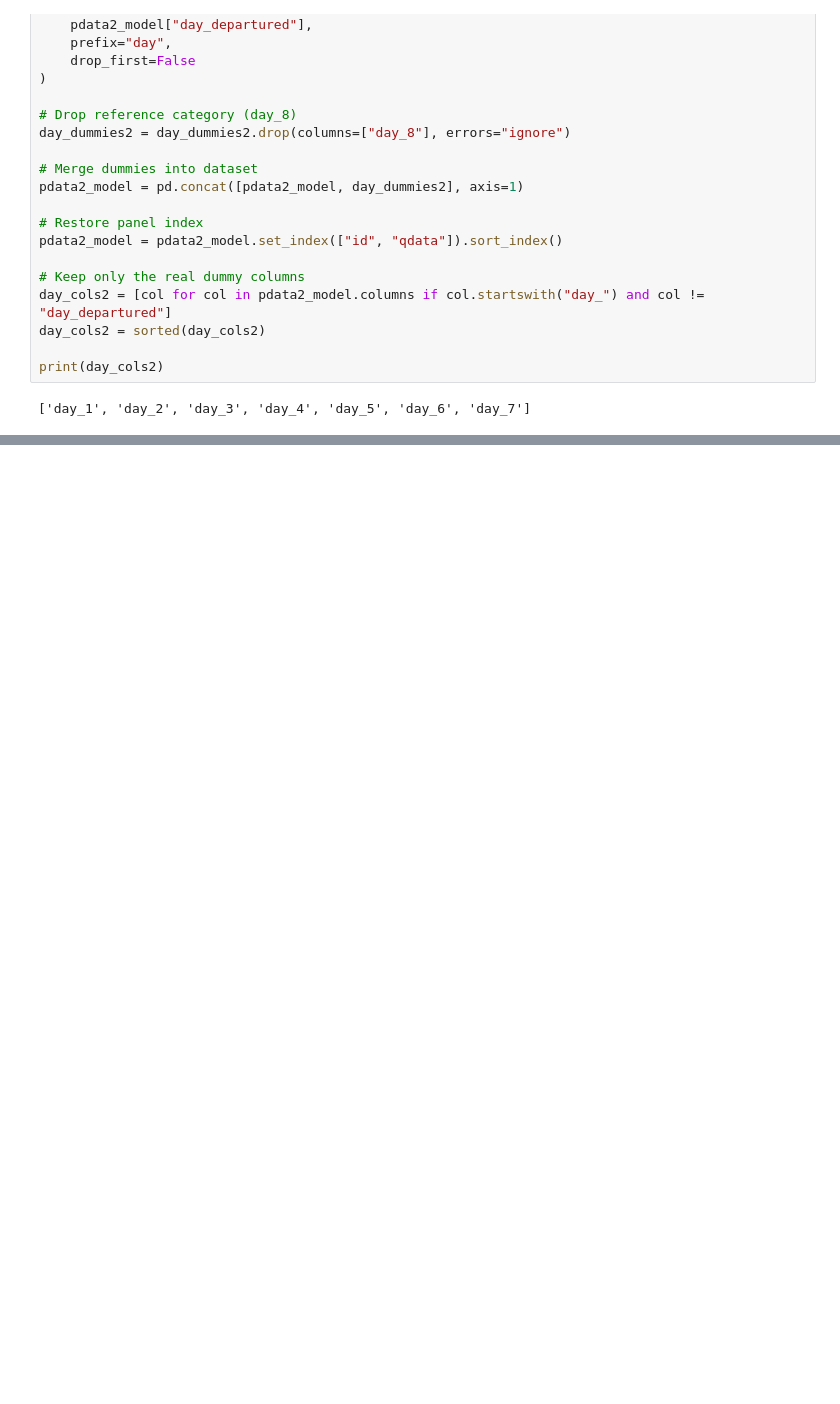
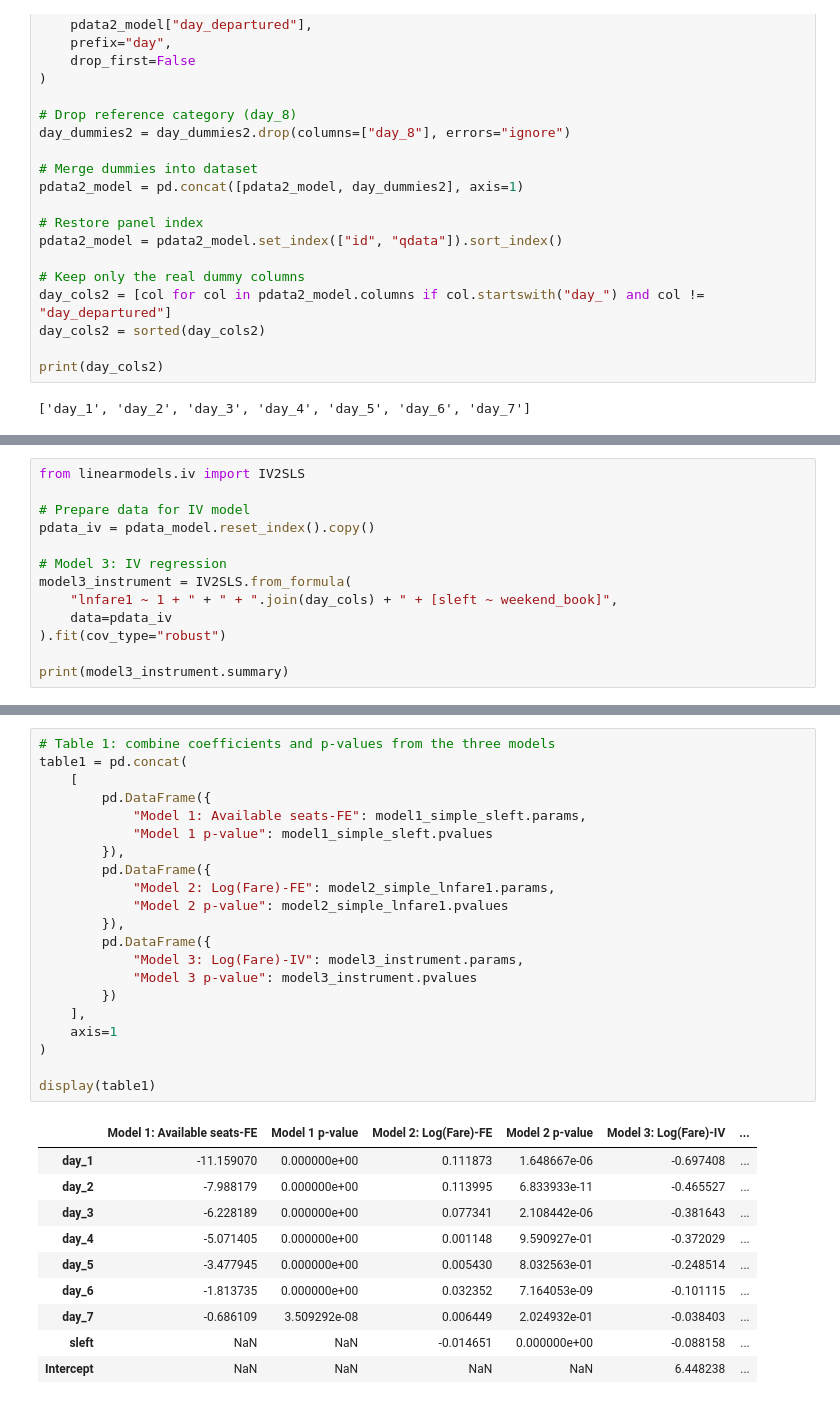
Before and after one commit to mopamerlin-boop/Portafolio, a Jupyter notebook: proyecto.ipynb, the cells around one changed output, grey strips where cells are left out. Saved outputs shown, nothing was run; the diff lists cells and outputs as text; blank space fills up the shorter version.

Commit message:
terminado de modelo, falta revision de analisis

```diff
--- a/proyecto.ipynb
+++ b/proyecto.ipynb
@@ -495,0 +502,13 @@ print(day_cols2)
+# %%
+from linearmodels.iv import IV2SLS
+
+# Prepare data for IV model
+pdata_iv = pdata_model.reset_index().copy()
+
+# Model 3: IV regression
+model3_instrument = IV2SLS.from_formula(
+    "lnfare1 ~ 1 + " + " + ".join(day_cols) + " + [sleft ~ weekend_book]",
+    data=pdata_iv
+).fit(cov_type="robust")
+
+print(model3_instrument.summary)
@@ -495,0 +533,32 @@ print(day_cols2)
+# %%
+# Table 1: combine coefficients and p-values from the three models
+table1 = pd.concat(
+    [
+        pd.DataFrame({
+            "Model 1: Available seats-FE": model1_simple_sleft.params,
+            "Model 1 p-value": model1_simple_sleft.pvalues
+        }),
+        pd.DataFrame({
+            "Model 2: Log(Fare)-FE": model2_simple_lnfare1.params,
+            "Model 2 p-value": model2_simple_lnfare1.pvalues
+        }),
+        pd.DataFrame({
+            "Model 3: Log(Fare)-IV": model3_instrument.params,
+            "Model 3 p-value": model3_instrument.pvalues
+        })
+    ],
+    axis=1
+)
+
+display(table1)
+# %% [output]
+|  | Model 1: Available seats-FE | Model 1 p-value | Model 2: Log(Fare)-FE | Model 2 p-value | Model 3: Log(Fare)-IV | ... |
+| day_1 | -11.159070 | 0.000000e+00 | 0.111873 | 1.648667e-06 | -0.697408 | ... |
+| day_2 | -7.988179 | 0.000000e+00 | 0.113995 | 6.833933e-11 | -0.465527 | ... |
+| day_3 | -6.228189 | 0.000000e+00 | 0.077341 | 2.108442e-06 | -0.381643 | ... |
+| day_4 | -5.071405 | 0.000000e+00 | 0.001148 | 9.590927e-01 | -0.372029 | ... |
+| day_5 | -3.477945 | 0.000000e+00 | 0.005430 | 8.032563e-01 | -0.248514 | ... |
+| day_6 | -1.813735 | 0.000000e+00 | 0.032352 | 7.164053e-09 | -0.101115 | ... |
+| day_7 | -0.686109 | 3.509292e-08 | 0.006449 | 2.024932e-01 | -0.038403 | ... |
+| sleft | NaN | NaN | -0.014651 | 0.000000e+00 | -0.088158 | ... |
+| Intercept | NaN | NaN | NaN | NaN | 6.448238 | ... |
```
Also changed, not shown: parts of 6 cells of this notebook.
